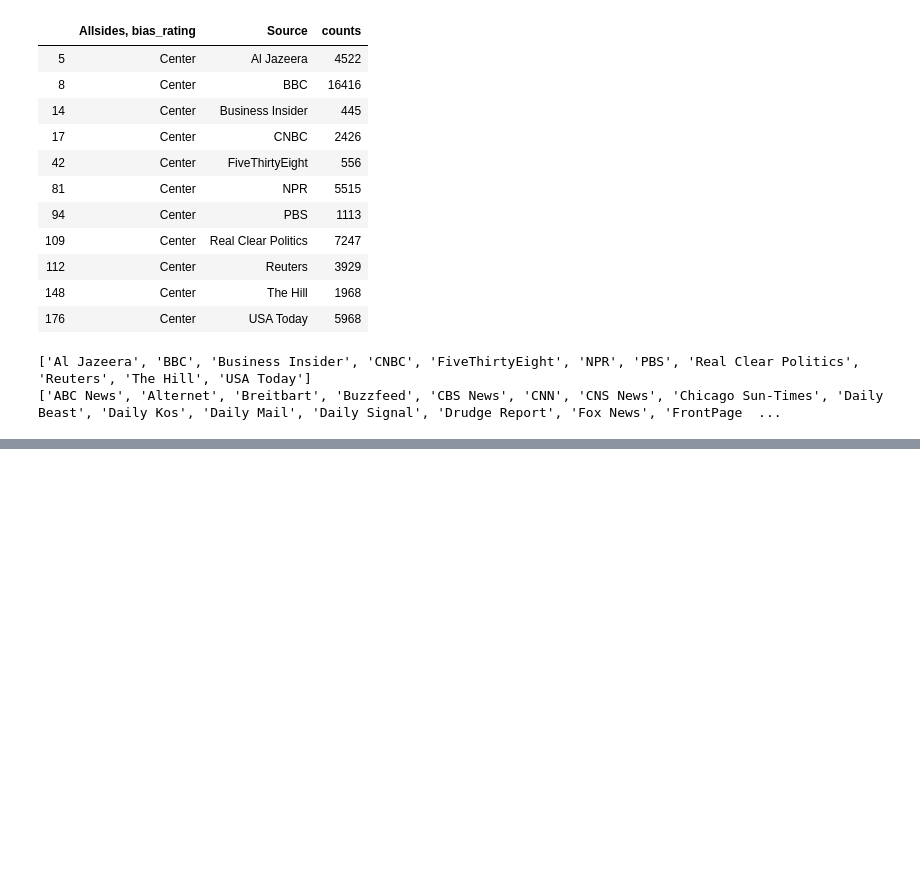
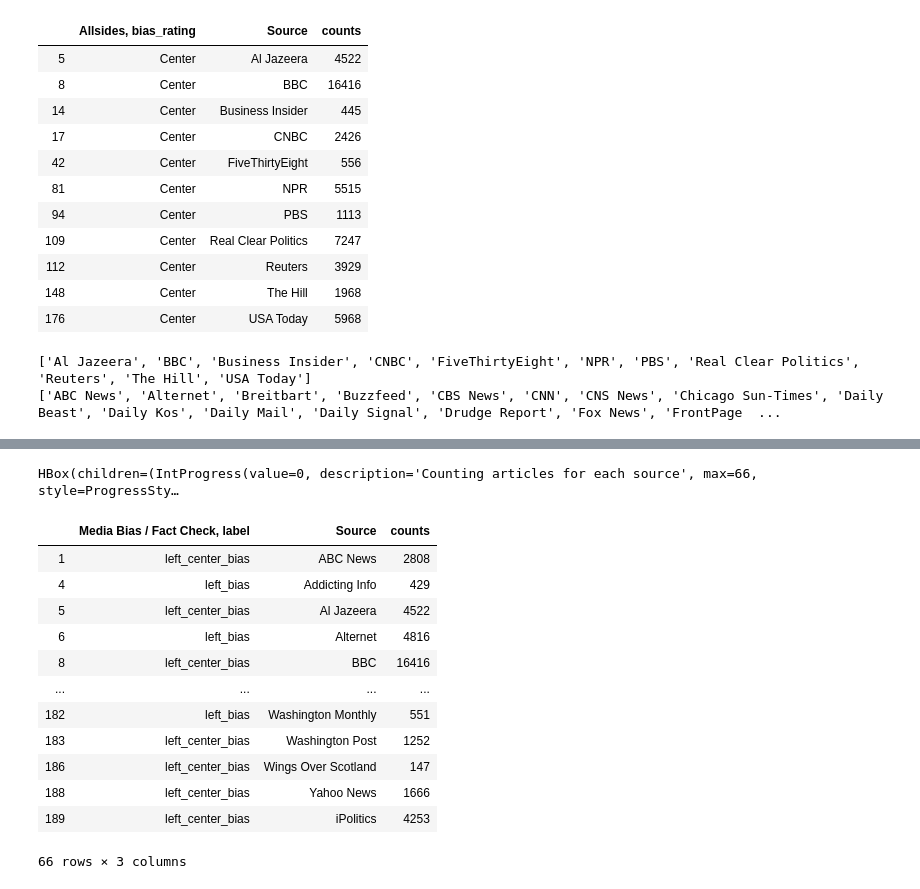
Before and after one commit to WarmCyan/news-bias-research, a Jupyter notebook: notebooks/2_NELASourceAggregation.ipynb, the cells around one changed output, grey strips where cells are left out. Drawn from its saved outputs; the diff is of its cells as text; code cells hidden in the pictures; blank space fills up the shorter version.

```diff
--- a/notebooks/2_NELASourceAggregation.ipynb
+++ b/notebooks/2_NELASourceAggregation.ipynb
@@ -438,0 +457,24 @@ print(list(as_biased.Source))
+# %%
+mbfc_biased_left = add_counts_to_df(labels_df[
+    (labels_df[mbfc_lbl] == "left_bias") |
+    (labels_df[mbfc_lbl] == "left_center_bias")
+    #(labels_df[mbfc_lbl] == "right_center_bias") |
+    #(labels_df[mbfc_lbl] == "right_bias")
+][[mbfc_lbl, "Source"]])
+
+mbfc_biased_left
+# %% [output]
+HBox(children=(IntProgress(value=0, description='Counting articles for each source', max=66, style=ProgressSty…
+|  | Media Bias / Fact Check, label | Source | counts |
+| 1 | left_center_bias | ABC News | 2808 |
+| 4 | left_bias | Addicting Info | 429 |
+| 5 | left_center_bias | Al Jazeera | 4522 |
+| 6 | left_bias | Alternet | 4816 |
+| 8 | left_center_bias | BBC | 16416 |
+| ... | ... | ... | ... |
+| 182 | left_bias | Washington Monthly | 551 |
+| 183 | left_center_bias | Washington Post | 1252 |
+| 186 | left_center_bias | Wings Over Scotland | 147 |
+| 188 | left_center_bias | Yahoo News | 1666 |
+| 189 | left_center_bias | iPolitics | 4253 |
+66 rows × 3 columns
```
Also changed, not shown: parts of 4 cells of this notebook, 3 other files.
